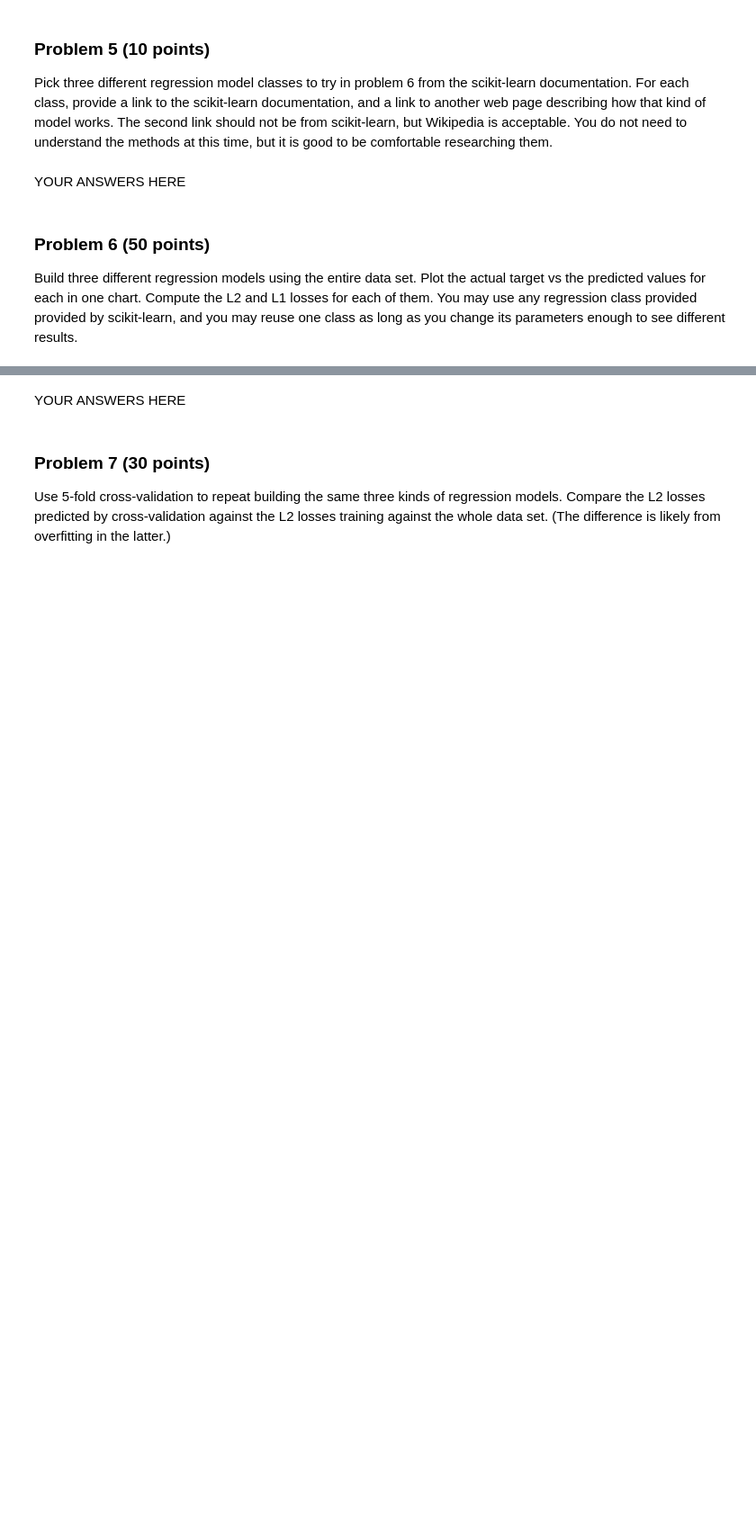
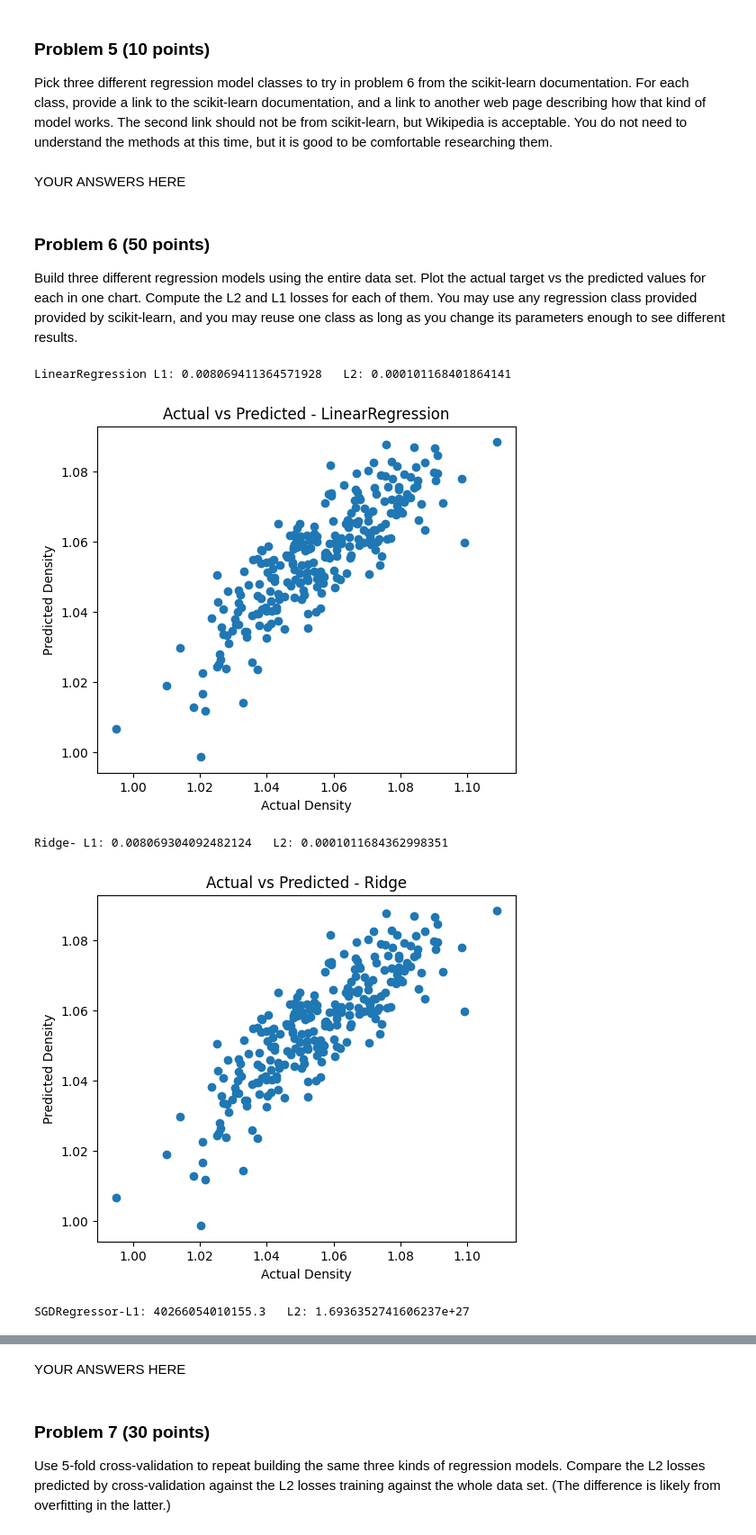
Before and after one commit to TcheungBU/dx602-final-project, a Jupyter notebook: project.ipynb, the cells around one changed output, grey strips where cells are left out. Shown at 90% size. Drawn from its saved outputs; the diff is of its cells as text; code cells hidden in the pictures; blank space fills up the shorter version.

```diff
--- a/project.ipynb
+++ b/project.ipynb
@@ -293,0 +305,58 @@ You may use any regression class provided provided by scikit-learn, and you may
+# %%
+ # YOUR CODE HERE
+from sklearn.linear_model import LinearRegression, Ridge, SGDRegressor
+
+target = "Density"
+features = ['Age','Weight','Height','Neck','Chest','Abdomen','Hip','Thigh','Knee']
+X = bodyfat[features].values
+y = bodyfat[target].values
+
+# L1 and L2 functions
+def L1(y_true, y_pred):
+    return np.mean(np.abs(y_true - y_pred))
+
+def L2(y_true, y_pred):
+    return np.mean((y_true - y_pred)**2)
+
+#LinearRegression Model
+lin = LinearRegression()
+lin.fit(X, y)
+pred_lin = lin.predict(X)
+print("LinearRegression L1:", L1(y, pred_lin), "  L2:", L2(y, pred_lin))
+plt.figure(figsize=(6,5))
+plt.scatter(y, pred_lin)
+plt.xlabel("Actual Density")
+plt.ylabel("Predicted Density")
+plt.title("Actual vs Predicted - LinearRegression")
+
+plt.show()
+
+#Ridge Model
+ridge = Ridge(alpha=1.0)
+ridge.fit(X, y)
+pred_ridge = ridge.predict(X)
+print("Ridge- L1:", L1(y, pred_ridge), "  L2:", L2(y, pred_ridge))
+plt.figure(figsize=(6,5))
+plt.scatter(y, pred_ridge)
+plt.xlabel("Actual Density")
+plt.ylabel("Predicted Density")
+plt.title("Actual vs Predicted - Ridge")
+plt.show()
+
+#SGDRegressor Model
+sgd = SGDRegressor(max_iter=1000, tol=1e-3)
+sgd.fit(X, y)
+pred_sgd = sgd.predict(X)
+print("SGDRegressor-L1:", L1(y, pred_sgd), "  L2:", L2(y, pred_sgd))
+plt.figure(figsize=(6,5))
+plt.scatter(y, pred_sgd)
+plt.xlabel("Actual Density")
+plt.ylabel("Predicted Density")
+plt.title("Actual vs Predicted - SGDRegressor")
+plt.show()
+# %% [output]
+LinearRegression L1: 0.008069411364571928   L2: 0.000101168401864141
+[figure, added]
+Ridge- L1: 0.008069304092482124   L2: 0.0001011684362998351
+[figure, added]
+SGDRegressor-L1: 40266054010155.3   L2: 1.6936352741606237e+27
```
Also changed, not shown: parts of 6 cells of this notebook.
